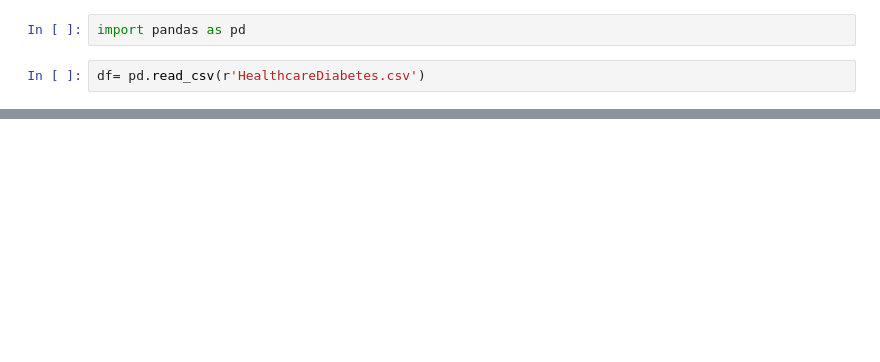
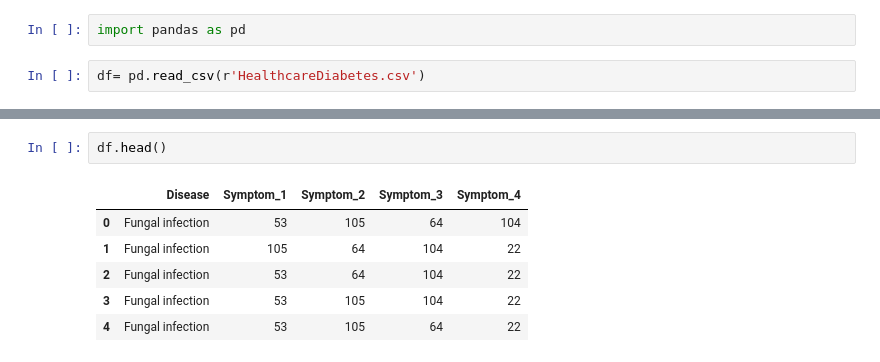
Before and after one commit to osoisi/Data-Science-Projects, a Jupyter notebook: Symptoms Diabetes/diabetes symptoms.ipynb, the cells around one changed output, grey strips where cells are left out. Cells and saved outputs as stored; diff of their text form; blank space fills up the shorter version.

```diff
--- a/Symptoms Diabetes/diabetes symptoms.ipynb
+++ b/Symptoms Diabetes/diabetes symptoms.ipynb
@@ -95,0 +129,9 @@ df.head()
+# %%
+df.head()
+# %% [output]
+|  | Disease | Symptom_1 | Symptom_2 | Symptom_3 | Symptom_4 |
+| 0 | Fungal infection | 53 | 105 | 64 | 104 |
+| 1 | Fungal infection | 105 | 64 | 104 | 22 |
+| 2 | Fungal infection | 53 | 64 | 104 | 22 |
+| 3 | Fungal infection | 53 | 105 | 104 | 22 |
+| 4 | Fungal infection | 53 | 105 | 64 | 22 |
```
Also changed, not shown: parts of 23 cells of this notebook.
